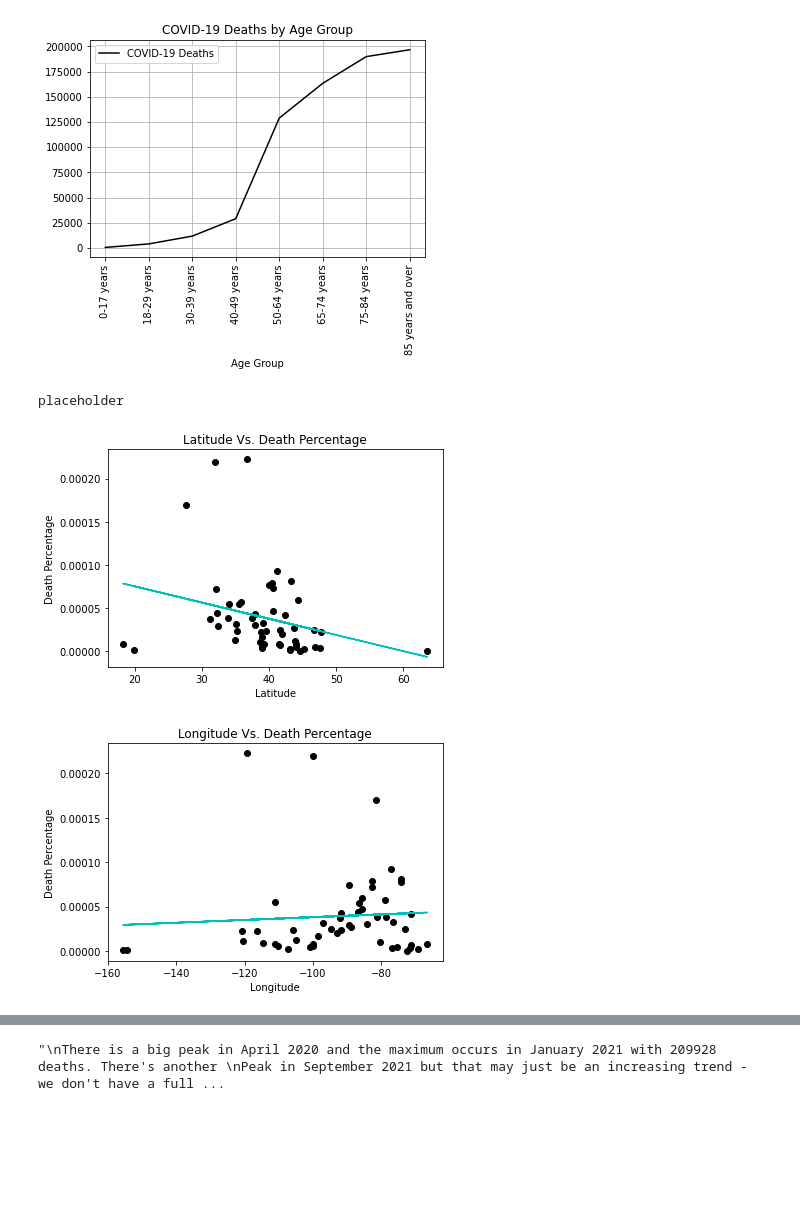
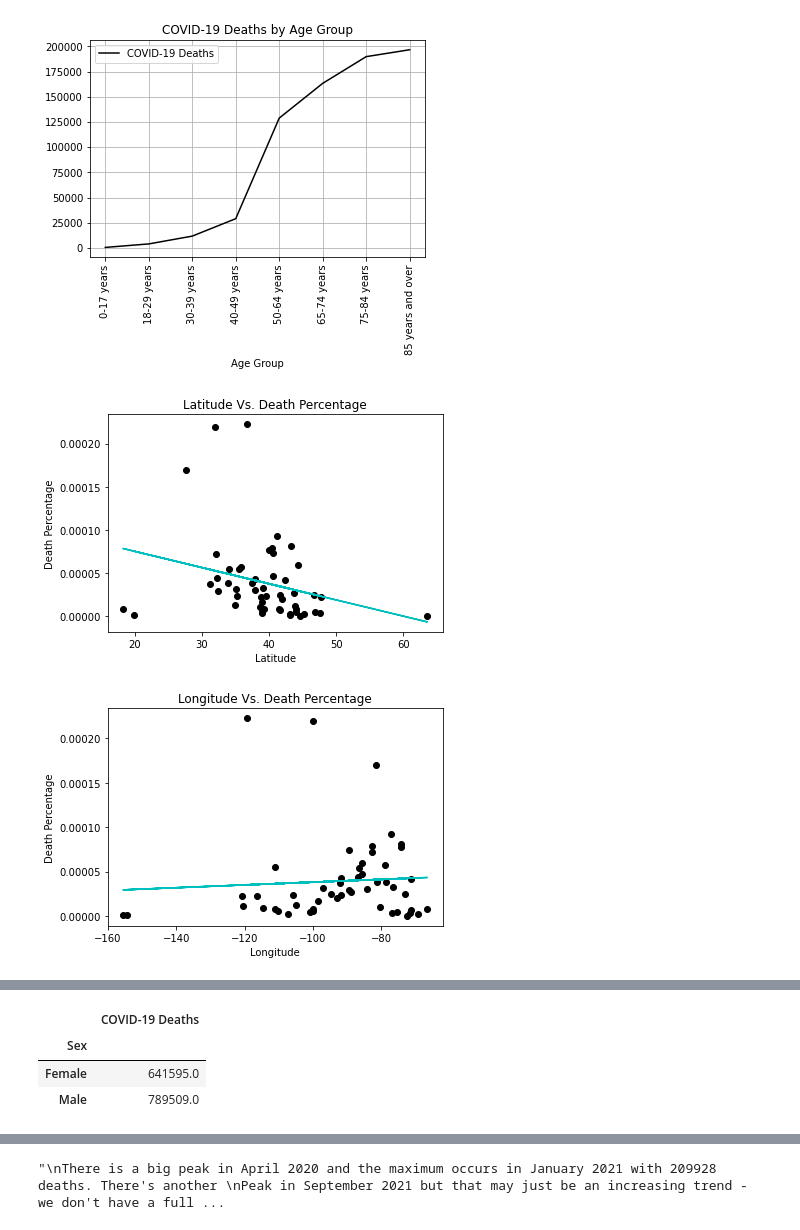
Before and after one commit to randallwvr90/Covid-Deaths-Analysis, a Jupyter notebook: Initial_AgeAndSex.ipynb, the cells around one changed output, grey strips where cells are left out. Drawn from its saved outputs; the diff is of its cells as text; code cells hidden in the pictures; blank space fills up the shorter version.

Commit message:
Merged Doris code

```diff
--- a/Initial_AgeAndSex.ipynb
+++ b/Initial_AgeAndSex.ipynb
@@ -95,7 +95,7 @@ dtype: float64
 [figure]
 [figure]
 # %%
-'''# Is geographic location a factor in the number of deaths? - prashanth to break down into tasks
+# Is geographic location a factor in the number of deaths? - prashanth to break down into tasks
 # Probably need to get the state populations for this. - an api call to fill out the data frame
 
 # All the census API to get the population by state and gender
@@ -177,7 +177,6 @@ plt.ylabel("Death Percentage")
 plt.savefig("Charts/covid_19_death_cnt_lng_scatter.png")
 #The line of regression displays a psotive relationship to COVID-19 deahs in the United States, the East seems to have more deaths than the West
 # %% [output]
-placeholder
 [figure]
 [figure]
 # %%
@@ -204,16 +203,53 @@ fig
 # %%
 # What effect does sex have on covid mortality?
 # more male vs females?
 # might need state population data males and females for this one
 
-# Tasks:
 # Create a dataframe for covid-19 death count by gender and state - Yang
+covid_gender_state=ageSexDF.groupby(["State","Sex"])["COVID-19 Deaths"].sum()
+covid_gender_stateDF=pd.DataFrame(covid_gender_state)
+covid_gender_stateDF.head()
+
 # Call to an API to get the state population by gender - Yang
+census_df.rename(columns={"Gender":"Sex"},inplace=True)
+#print(census_df.columns)
+
 # Add the population information to the dataframe - Yang
+combined_DF=covid_gender_stateDF.merge(census_df,how="left",on=["State","Sex"])
+combined_DF
+
 # Create necessary stats - mainly percentage by gender and state
+total_state_covidDeath=combined_DF.groupby(["State"]).sum()["COVID-19 Deaths"]
+
+#print(total_state_covidDeath)
+total_state_covidDeath_df=pd.DataFrame(total_state_covidDeath)
+total_state_covidDeath_df.rename(columns={"COVID-19 Deaths":"COVID-19 Total Deaths"},inplace=True)
+combined1=combined_DF.merge(total_state_covidDeath_df,how="left",on=["State"])
+total_population=census_df.groupby(["State"]).sum()["Population"]
+
+#print(total_population)
+total_population_df=pd.DataFrame(total_population)
+total_population_df.rename(columns={"Population":"Total State Population"},inplace=True)
+combined_total=combined1.merge(total_population_df,how="left",on=["State"])
+
+per_by_gender=((combined_total["COVID-19 Deaths"]/combined_total["Total State Population"])*100)
+per_by_state=((combined_total["COVID-19 Total Deaths"]/combined_total["Total State Population"])*100)
+
+combined_total["Percentage_by_Gender"]=per_by_gender
+combined_total["Percentage_by_State"]=per_by_state
+combined_total["Percentage_by_State"]=combined_total["Percentage_by_State"].map("{:,.4f}%".format)
+combined_total["Percentage_by_Gender"]=combined_total["Percentage_by_Gender"].map("{:,.4f}%".format)
+CovidGender_nation=pd.DataFrame(combined_total.groupby(["Sex"]).sum()["COVID-19 Deaths"])
+CovidGender_nation
+
 # Plot a pie chart to show the percentages of death by gender  - overall - Hannah
 # Draw a line chart to show the percntage by state (for all the 50 states) - (Can also be a bar chart) - Hannah
 # Analyze and summarize the findings -  Determine if there is a trend - Hannah
+# %% [output]
+|  | COVID-19 Deaths |
+| Sex |  |
+| Female | 641595.0 |
+| Male | 789509.0 |
 # %%
 # Time - what period was the peak of covid mortality?
 # How many waves were there?
```
Also changed, not shown: parts of 2 cells of this notebook, 2 other files.
